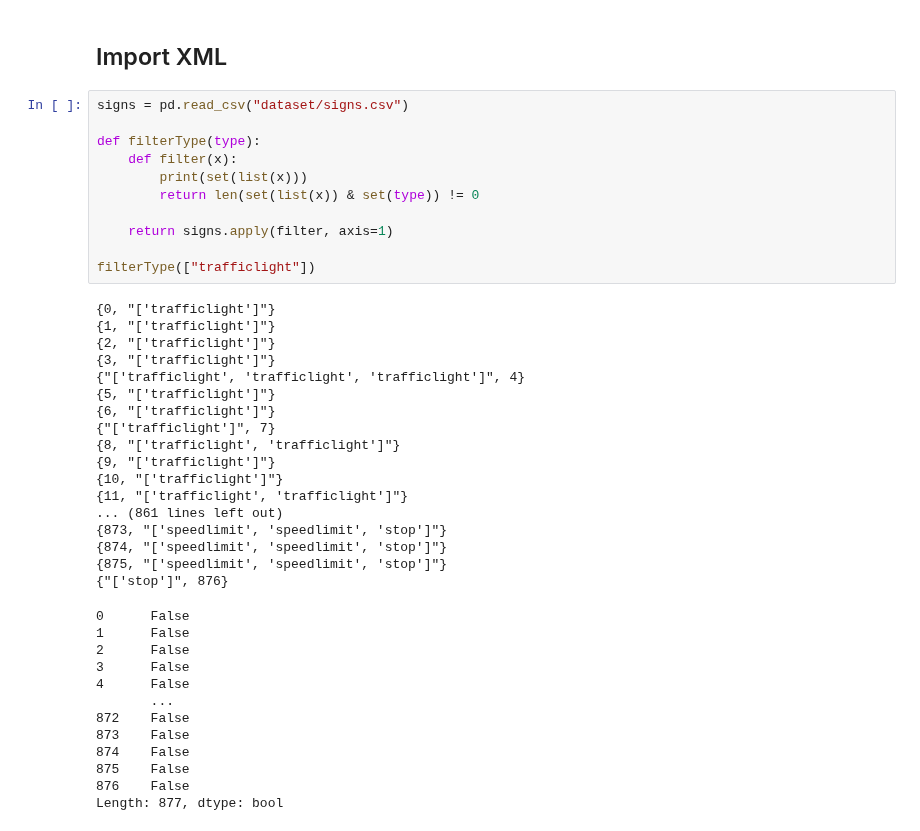
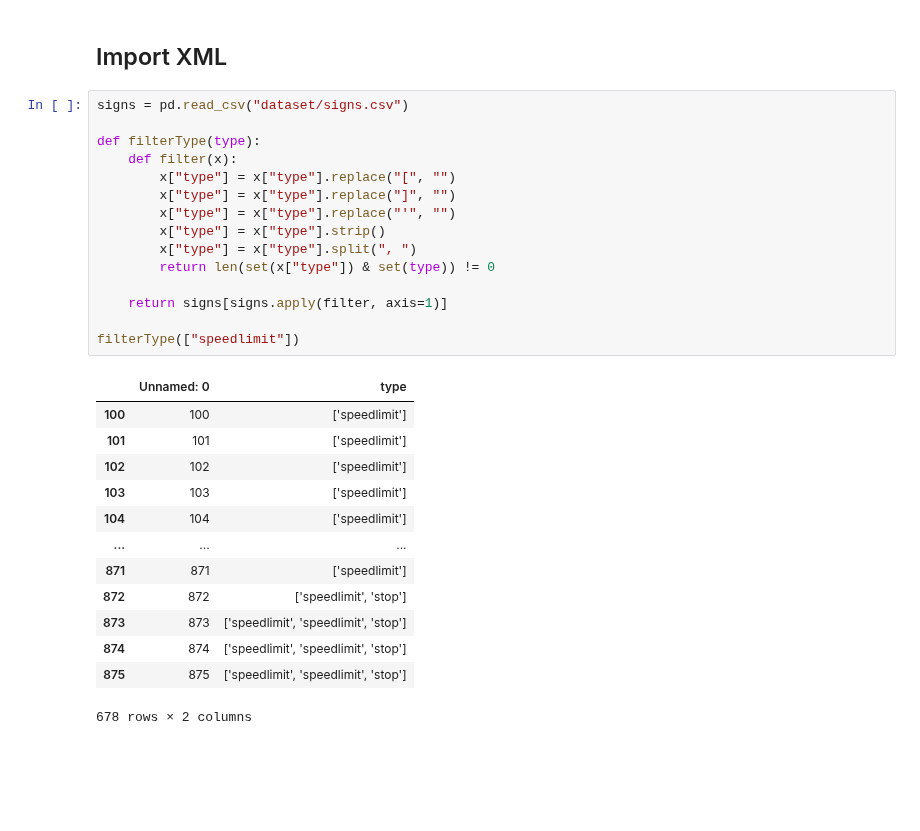
Before and after one commit to joaolucasmartins/VC2022, a Jupyter notebook: notebook.ipynb, the cells around one changed output. Drawn from its saved outputs; the diff is of its cells as text; blank space fills up the shorter version.

Commit message:
Add: Sign filtering functions

```diff
--- a/notebook.ipynb
+++ b/notebook.ipynb
@@ -51,41 +51,29 @@ df.to_csv("dataset/signs.csv")
 # %%
 signs = pd.read_csv("dataset/signs.csv")
 
 def filterType(type):
     def filter(x):
-        print(set(list(x)))
-        return len(set(list(x)) & set(type)) != 0
+        x["type"] = x["type"].replace("[", "")
+        x["type"] = x["type"].replace("]", "")
+        x["type"] = x["type"].replace("'", "")
+        x["type"] = x["type"].strip()
+        x["type"] = x["type"].split(", ")
+        return len(set(x["type"]) & set(type)) != 0
 
-    return signs.apply(filter, axis=1)
+    return signs[signs.apply(filter, axis=1)]
 
-filterType(["trafficlight"])
+filterType(["speedlimit"])
 # %% [output]
+|  | Unnamed: 0 | type |
+| 100 | 100 | ['speedlimit'] |
+| 101 | 101 | ['speedlimit'] |
+| 102 | 102 | ['speedlimit'] |
+| 103 | 103 | ['speedlimit'] |
+| 104 | 104 | ['speedlimit'] |
+| ... | ... | ... |
+| 871 | 871 | ['speedlimit'] |
+| 872 | 872 | ['speedlimit', 'stop'] |
+| 873 | 873 | ['speedlimit', 'speedlimit', 'stop'] |
+| 874 | 874 | ['speedlimit', 'speedlimit', 'stop'] |
+| 875 | 875 | ['speedlimit', 'speedlimit', 'stop'] |
-{0, "['trafficlight']"}
-{1, "['trafficlight']"}
-{2, "['trafficlight']"}
-{3, "['trafficlight']"}
-{"['trafficlight', 'trafficlight', 'trafficlight']", 4}
-{5, "['trafficlight']"}
-{6, "['trafficlight']"}
-{"['trafficlight']", 7}
-{8, "['trafficlight', 'trafficlight']"}
-{9, "['trafficlight']"}
-{10, "['trafficlight']"}
-{11, "['trafficlight', 'trafficlight']"}
-... (861 lines left out)
-{873, "['speedlimit', 'speedlimit', 'stop']"}
-{874, "['speedlimit', 'speedlimit', 'stop']"}
-{875, "['speedlimit', 'speedlimit', 'stop']"}
-{"['stop']", 876}
+678 rows × 2 columns
-0      False
-1      False
-2      False
-3      False
-4      False
-       ...
-872    False
-873    False
-874    False
-875    False
-876    False
-Length: 877, dtype: bool
```
